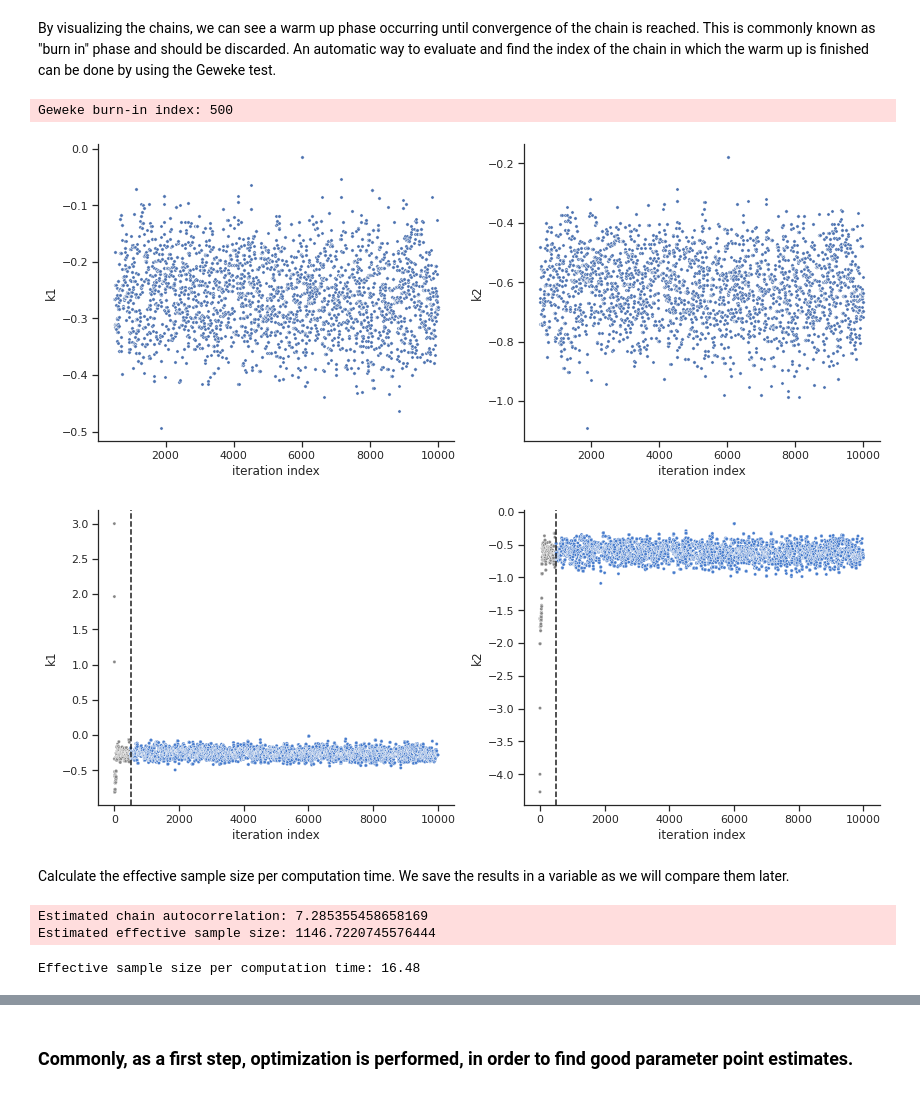
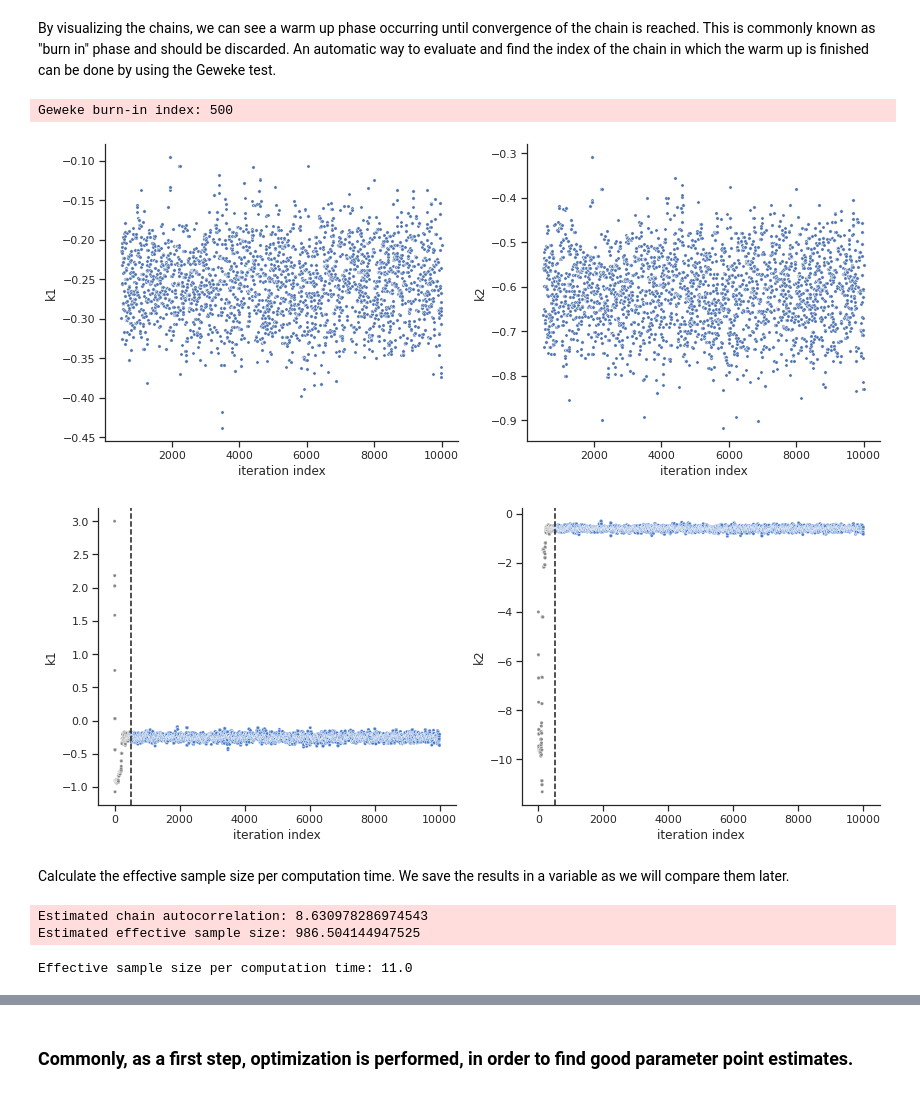
Before and after one commit to ICB-DCM/pyPESTO, a Jupyter notebook: doc/example/sampling_diagnostics.ipynb, the cells around one changed output, grey strips where cells are left out. Cells and saved outputs as stored; diff of their text form; code cells hidden in the pictures.

```diff
--- a/doc/example/sampling_diagnostics.ipynb
+++ b/doc/example/sampling_diagnostics.ipynb
@@ -25,7 +25,7 @@ logger.addHandler(logging.StreamHandler())
 
 # import to petab
 petab_problem = petab.Problem.from_yaml(
-    "conversion_reaction/conversion_reaction.yaml")
+    "conversion_reaction/multiple_conditions/conversion_reaction.yaml")
 # import to pypesto
 importer = pypesto.petab.PetabImporter(petab_problem)
 # create problem
@@ -89,14 +52,14 @@ You may want to use, e.g., 'pypesto.sample.geweke_test'.
 By visualizing the chains, we can see a warm up phase occurring until convergence of the chain is reached. This is commonly known as "burn in" phase and should be discarded. An automatic way to evaluate and find the index of the chain in which the warm up is finished can be done by using the Geweke test.
 # %%
 sample.geweke_test(result=result)
-ax = visualize.sampling_parameters_trace(result, use_problem_bounds=False, size=(12,5))
+ax = visualize.sampling_parameter_traces(result, use_problem_bounds=False, size=(12,5))
 # %% [output]
 Geweke burn-in index: 500
-[figure, old version]
+[figure, new version]
 # %%
-ax = visualize.sampling_parameters_trace(result, use_problem_bounds=False, full_trace=True, size=(12,5))
+ax = visualize.sampling_parameter_traces(result, use_problem_bounds=False, full_trace=True, size=(12,5))
 # %% [output]
-[figure, old version]
+[figure, new version]
 # %% [markdown]
 Calculate the effective sample size per computation time. We save the results in a variable as we will compare them later.
 # %%
@@ -104,6 +67,6 @@ sample.effective_sample_size(result=result)
 ess = result.sample_result.effective_sample_size
 print(f'Effective sample size per computation time: {round(ess/elapsed_time,2)}')
 # %% [output]
-Estimated chain autocorrelation: 7.285355458658169
-Estimated effective sample size: 1146.7220745576444
+Estimated chain autocorrelation: 8.630978286974543
+Estimated effective sample size: 986.504144947525
-Effective sample size per computation time: 16.48
+Effective sample size per computation time: 11.0
```
Also changed, not shown: parts of 24 cells of this notebook, 32 other files.
